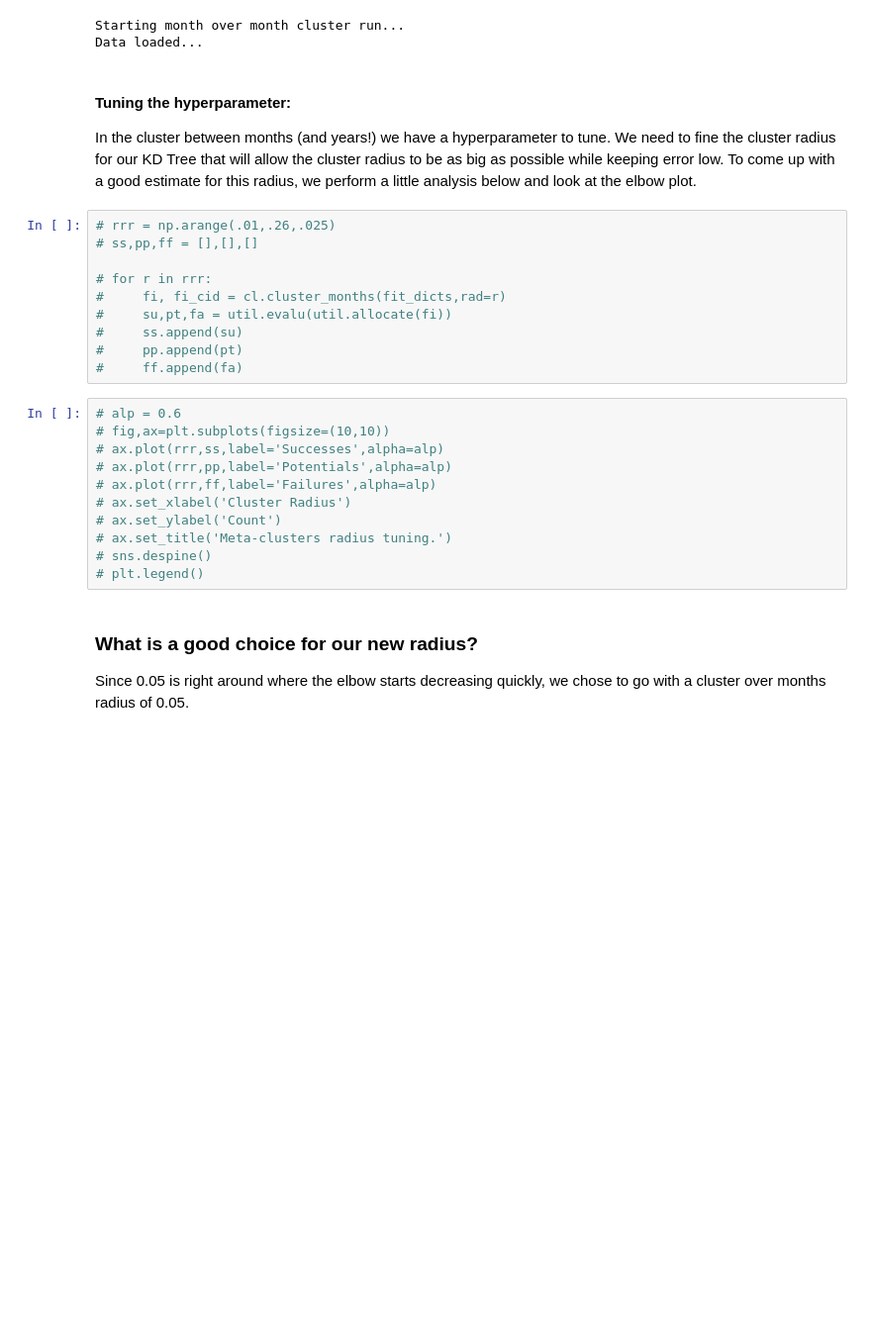
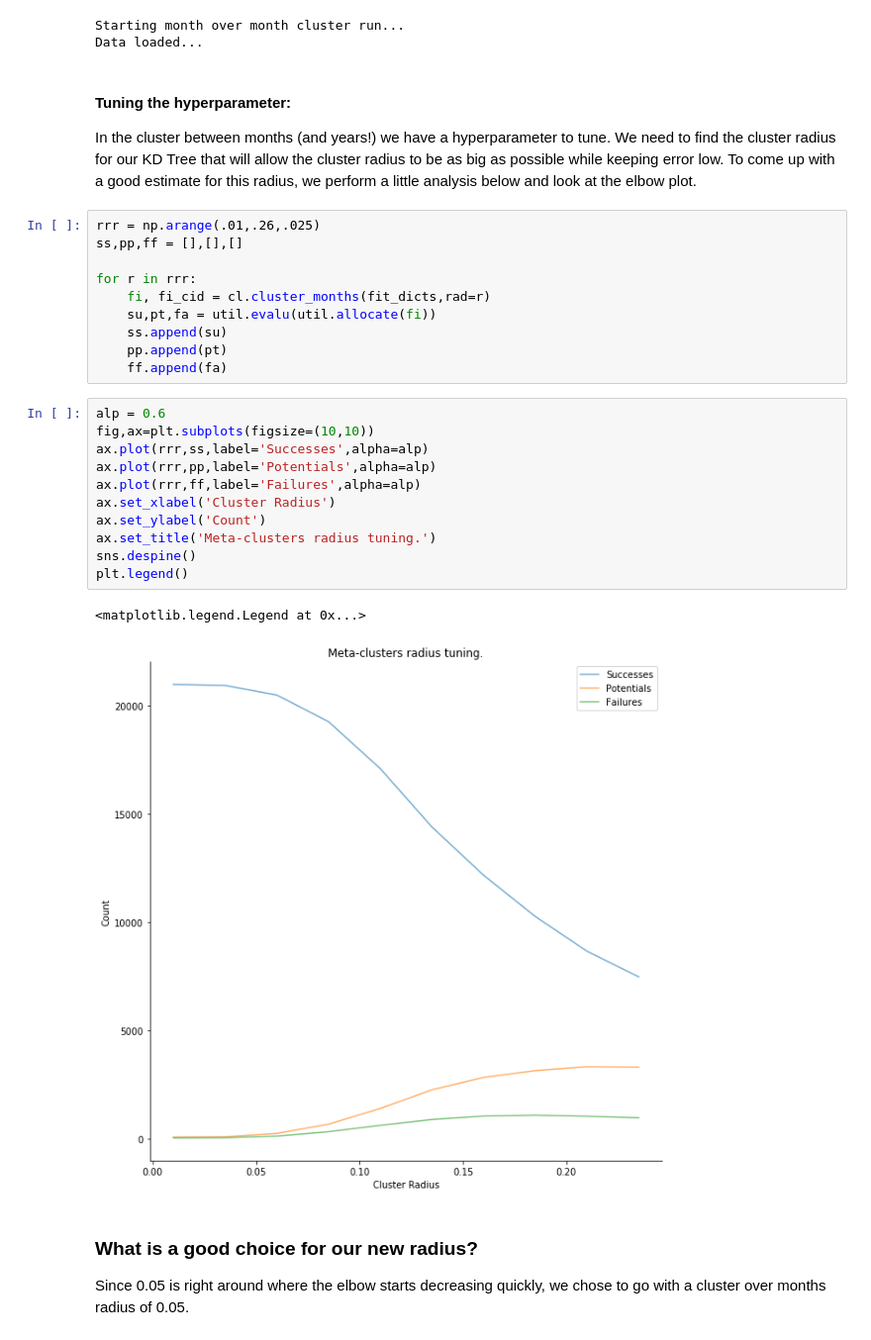
Before and after one commit to pblankley/itf_linking, a Jupyter notebook: linkitf/orbit_fitting.ipynb, the cells around one changed output. Shown: that part at 99% size. Drawn from its saved outputs; the diff is of its cells as text; blank space fills up the shorter version.

Commit message:
update pauls notebook and validate vincents changes to fit in clustering.py

```diff
--- a/linkitf/orbit_fitting.ipynb
+++ b/linkitf/orbit_fitting.ipynb
@@ -219,28 +219,31 @@ Data loaded...
 # %% [markdown]
 #### Tuning the hyperparameter:
 
-In the cluster between months (and years!) we have a hyperparameter to tune.  We need to fine the cluster radius for our KD Tree that will allow the cluster radius to be as big as possible while keeping error low.  To come up with a good estimate for this radius, we perform a little analysis below and look at the elbow plot.
+In the cluster between months (and years!) we have a hyperparameter to tune.  We need to find the cluster radius for our KD Tree that will allow the cluster radius to be as big as possible while keeping error low.  To come up with a good estimate for this radius, we perform a little analysis below and look at the elbow plot.
 # %%
-# rrr = np.arange(.01,.26,.025)
-# ss,pp,ff = [],[],[]
+rrr = np.arange(.01,.26,.025)
+ss,pp,ff = [],[],[]
 
-# for r in rrr:
-#     fi, fi_cid = cl.cluster_months(fit_dicts,rad=r)
-#     su,pt,fa = util.evalu(util.allocate(fi))
-#     ss.append(su)
-#     pp.append(pt)
-#     ff.append(fa)
+for r in rrr:
+    fi, fi_cid = cl.cluster_months(fit_dicts,rad=r)
+    su,pt,fa = util.evalu(util.allocate(fi))
+    ss.append(su)
+    pp.append(pt)
+    ff.append(fa)
 # %%
-# alp = 0.6
-# fig,ax=plt.subplots(figsize=(10,10))
-# ax.plot(rrr,ss,label='Successes',alpha=alp)
-# ax.plot(rrr,pp,label='Potentials',alpha=alp)
-# ax.plot(rrr,ff,label='Failures',alpha=alp)
-# ax.set_xlabel('Cluster Radius')
-# ax.set_ylabel('Count')
-# ax.set_title('Meta-clusters radius tuning.')
-# sns.despine()
-# plt.legend()
+alp = 0.6
+fig,ax=plt.subplots(figsize=(10,10))
+ax.plot(rrr,ss,label='Successes',alpha=alp)
+ax.plot(rrr,pp,label='Potentials',alpha=alp)
+ax.plot(rrr,ff,label='Failures',alpha=alp)
+ax.set_xlabel('Cluster Radius')
+ax.set_ylabel('Count')
+ax.set_title('Meta-clusters radius tuning.')
+sns.despine()
+plt.legend()
+# %% [output]
+<matplotlib.legend.Legend at 0x...>
+[figure, added]
 # %% [markdown]
 ### What is a good choice for our new radius?
 
```
Also changed, not shown: parts of 10 cells of this notebook, 2 other files.
